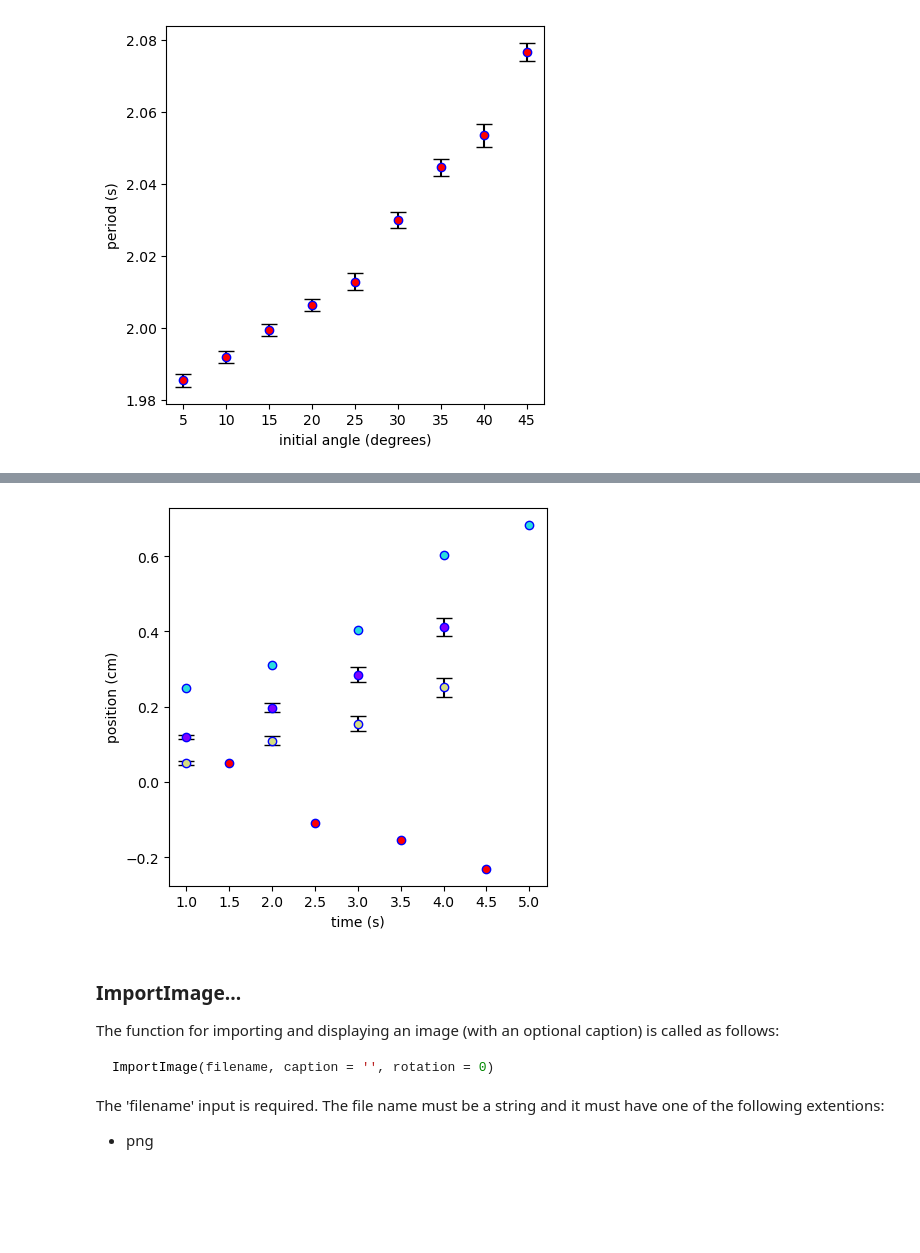
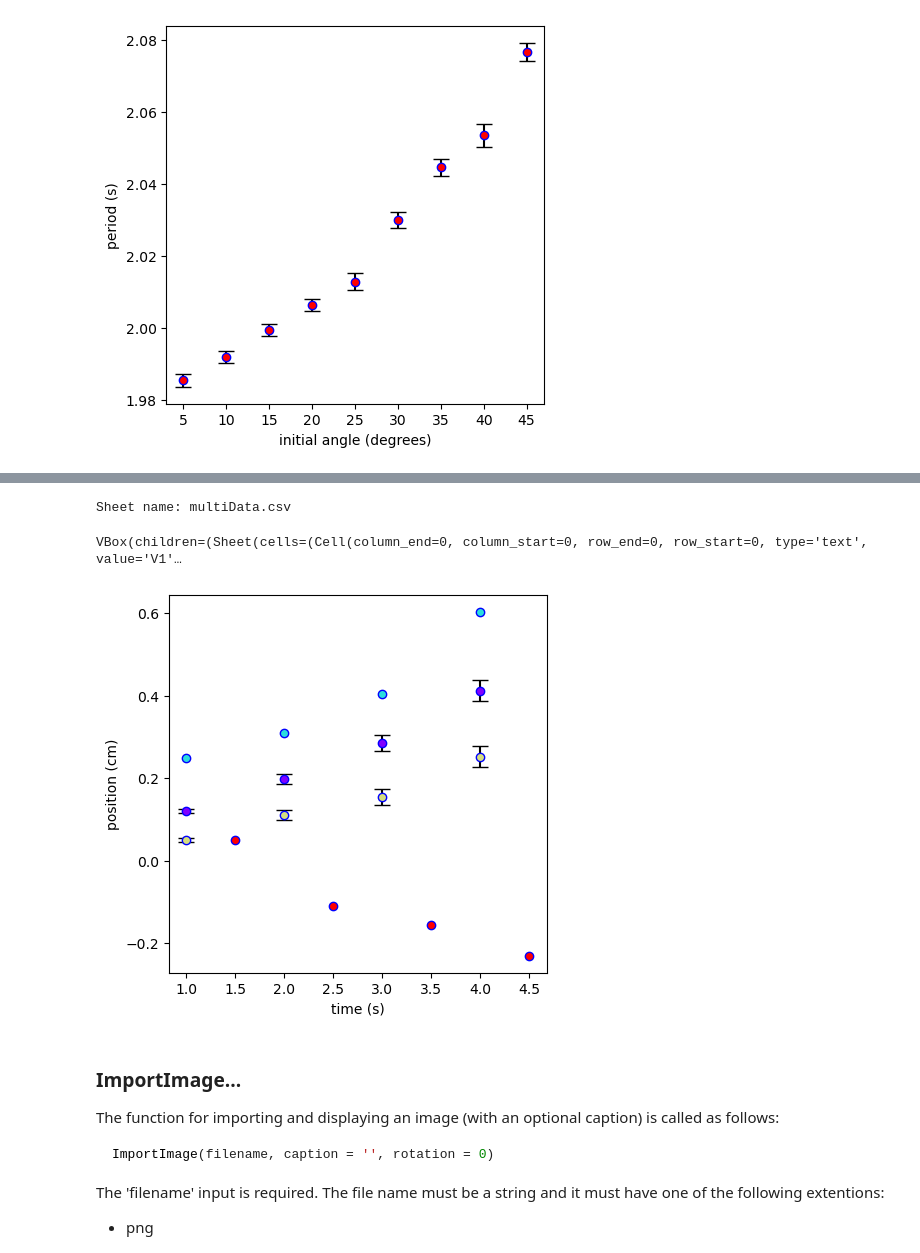
Before and after one commit to jake-bobowski/PHYS121_Functions, a Jupyter notebook: PHYS_121_Functions_demonstration.ipynb, the cells around one changed output, grey strips where cells are left out. Saved outputs shown, nothing was run; the diff lists cells and outputs as text; code cells hidden in the pictures; blank space fills up the shorter version.

```diff
--- a/PHYS_121_Functions_demonstration.ipynb
+++ b/PHYS_121_Functions_demonstration.ipynb
@@ -314,24 +351,29 @@ The example above is demonstrated in the code cell below.  The 'fig = ...' synta
+# %%
+de = data_entry.sheet("multiData")
+# %% [output]
+Sheet name: multiData.csv
+VBox(children=(Sheet(cells=(Cell(column_end=0, column_start=0, row_end=0, row_start=0, type='text', value='V1'…
 # %%
 import PHYS121
-V1 = [1, 2, 3, 4]
-I1 = [0.12, 0.198, 0.285, 0.412]
-errI1 = [0.005, 0.012, 0.020, 0.025]
+#V1 = [1, 2, 3, 4]
+#I1 = [0.12, 0.198, 0.285, 0.412]
+#errI1 = [0.005, 0.012, 0.020, 0.025]
 
-V2 = [1, 2, 3, 4, 5]
-I2 = [0.25, 0.31, 0.405, 0.602, .682]
+#V2 = [1, 2, 3, 4, 5]
+#I2 = [0.25, 0.31, 0.405, 0.602, .682]
 
-V3 = [1, 2, 3, 4]
-I3 = [0.05, 0.11, 0.155, 0.252]
-errI3 = [0.005, 0.012, 0.020, 0.025]
+#V3 = [1, 2, 3, 4]
+#I3 = [0.05, 0.11, 0.155, 0.252]
+#errI3 = [0.005, 0.012, 0.020, 0.025]
 
-V4 = [1.5, 2.5, 3.5, 4.5]
-I4 = [0.05, -0.11, -0.155, -.23]
+#V4 = [1.5, 2.5, 3.5, 4.5]
+#I4 = [0.05, -0.11, -0.155, -.23]
 
-DataArray = [[V1, I1, errI1], [V2, I2], [V3, I3, errI3], [V4, I4]]
+DataArray = [[v_V1, v_I1, v_errI1], [v_V2, v_I2], [v_V3, v_I3, v_errI3], [v_V4, v_I4]]
 
 fig = PHYS121.MultiScatter(DataArray, 'time', 'position', 's', 'cm')
 # %% [output]
-[figure, old version]
+[figure, new version]
 # %% [markdown]
 ### ImportImage...
 
```
Also changed, not shown: parts of 19 cells of this notebook.
